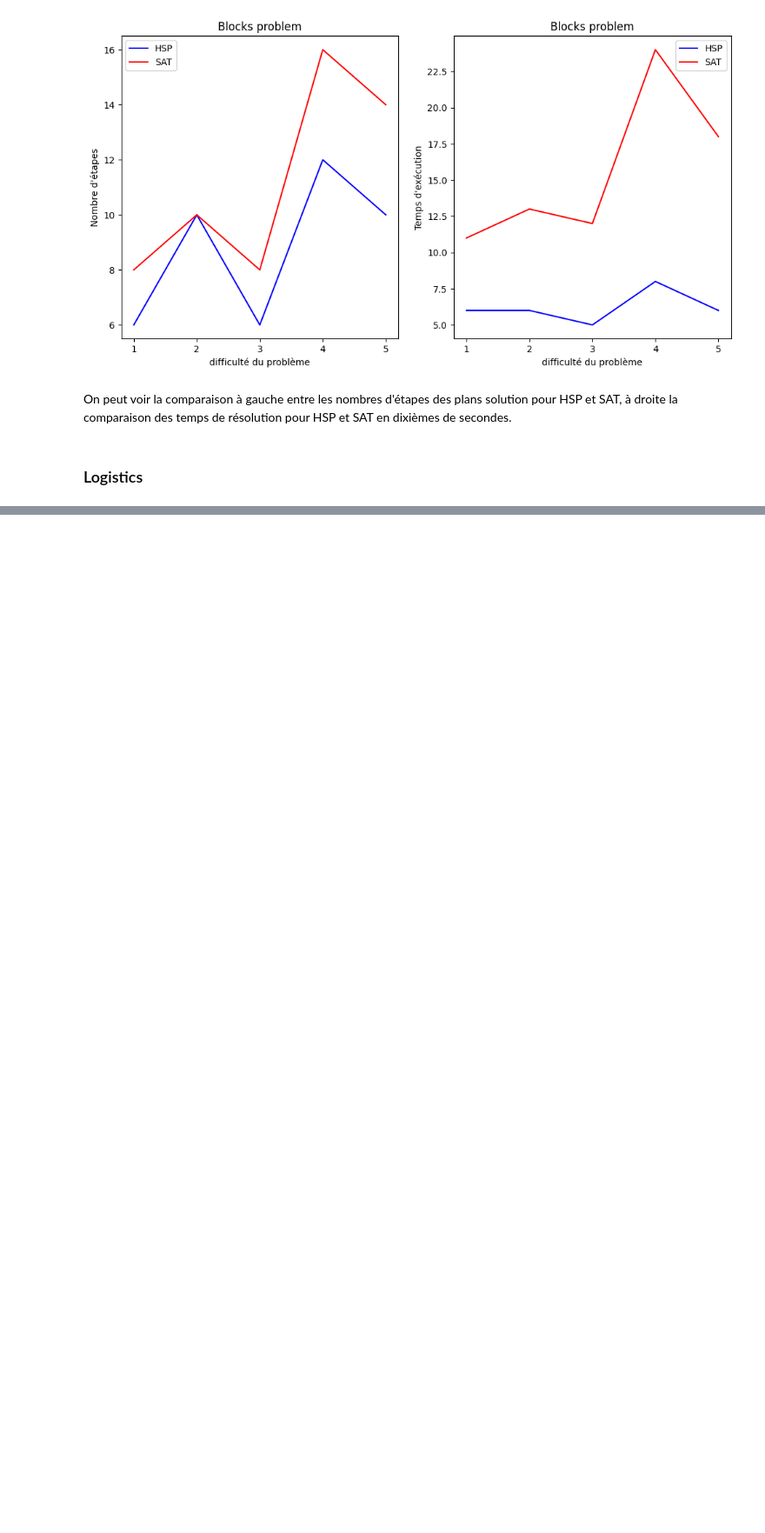
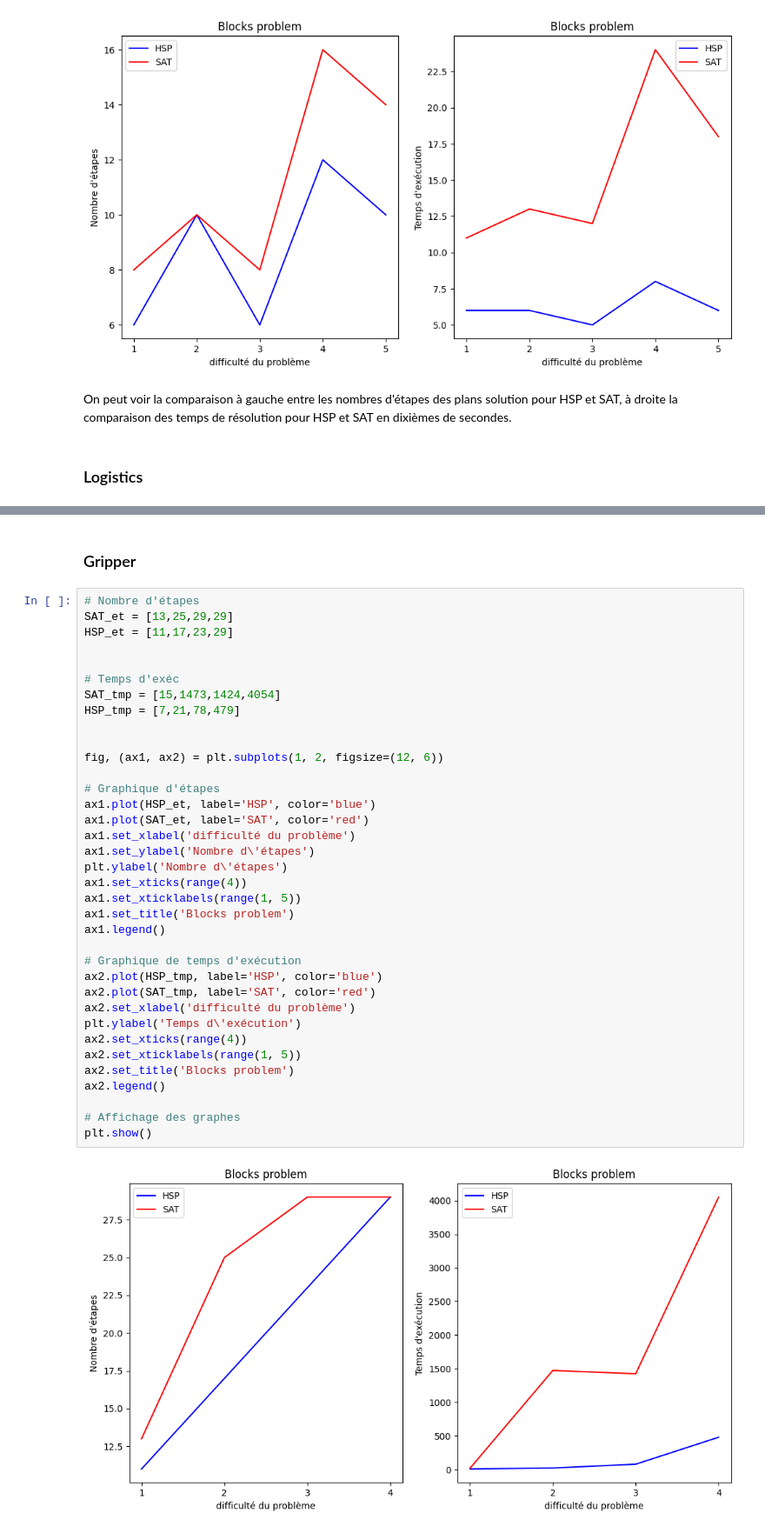
Before and after one commit to FauchonL/PlaniTP3, a Jupyter notebook: Rapport.ipynb, the cells around one changed output, grey strips where cells are left out. Shown at 87% size. Cells and saved outputs as stored; diff of their text form; blank space fills up the shorter version.

```diff
--- a/Rapport.ipynb
+++ b/Rapport.ipynb
@@ -90,0 +138,40 @@ plt.show()
+# %% [markdown]
+### Gripper
+# %%
+# Nombre d'étapes
+SAT_et = [13,25,29,29]
+HSP_et = [11,17,23,29]
+
+
+# Temps d'exéc
+SAT_tmp = [15,1473,1424,4054]
+HSP_tmp = [7,21,78,479]
+
+
+fig, (ax1, ax2) = plt.subplots(1, 2, figsize=(12, 6))
+
+# Graphique d'étapes
+ax1.plot(HSP_et, label='HSP', color='blue')
+ax1.plot(SAT_et, label='SAT', color='red')
+ax1.set_xlabel('difficulté du problème')
+ax1.set_ylabel('Nombre d\'étapes')
+plt.ylabel('Nombre d\'étapes')
+ax1.set_xticks(range(4))
+ax1.set_xticklabels(range(1, 5))
+ax1.set_title('Blocks problem')
+ax1.legend()
+
+# Graphique de temps d'exécution
+ax2.plot(HSP_tmp, label='HSP', color='blue')
+ax2.plot(SAT_tmp, label='SAT', color='red')
+ax2.set_xlabel('difficulté du problème')
+plt.ylabel('Temps d\'exécution')
+ax2.set_xticks(range(4))
+ax2.set_xticklabels(range(1, 5))
+ax2.set_title('Blocks problem')
+ax2.legend()
+
+# Affichage des graphes
+plt.show()
+# %% [output]
+[figure, added]
```
Also changed, not shown: parts of 9 cells of this notebook.
